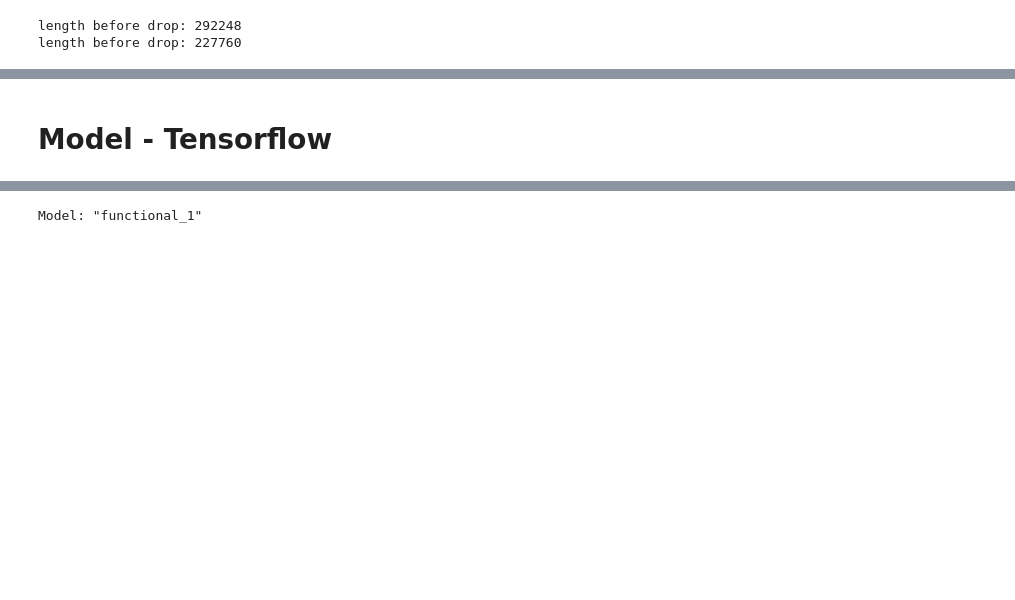
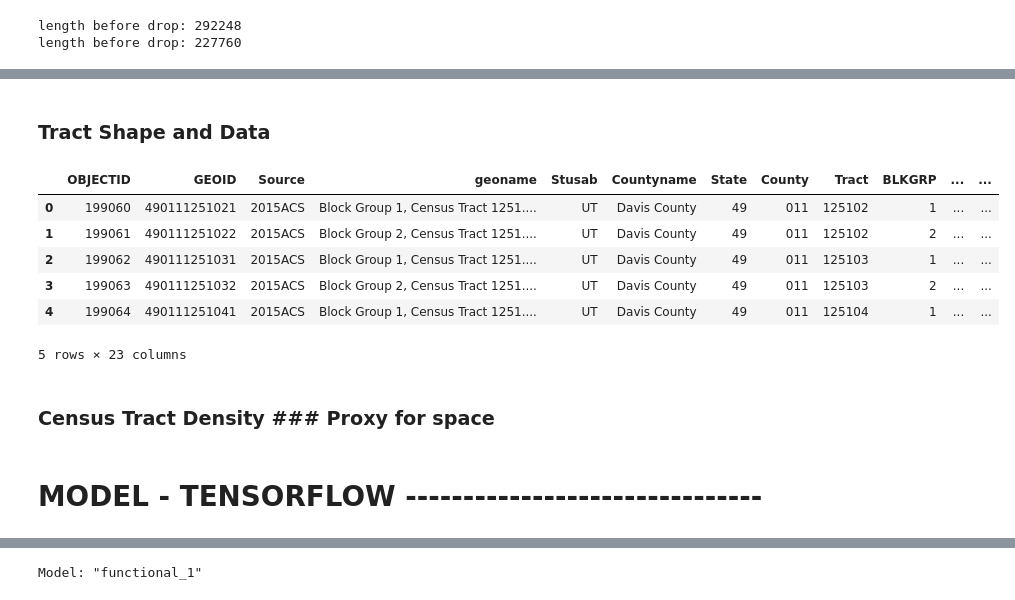
Before and after one commit to jaredfeldman/AI4AQ, a Jupyter notebook: flask_app/jupyter/sensor_ai_generator.ipynb, the cells around one changed output, grey strips where cells are left out. Cells and saved outputs as stored; diff of their text form; code cells hidden in the pictures; blank space fills up the shorter version.

```diff
--- a/flask_app/jupyter/sensor_ai_generator.ipynb
+++ b/flask_app/jupyter/sensor_ai_generator.ipynb
@@ -234,5 +276,20 @@ df_sensors['date'] = pd.to_datetime(df['date'], format='%m/%d/%y')
+# %% [markdown]
+### Tract Shape and Data
+# %%
+geojson_gdf = gpd.read_file('../static/data/converted_geojson_data.geojson')
+geojson_gdf.head()
+# %% [output]
+|  | OBJECTID | GEOID | Source | geoname | Stusab | Countyname | State | County | Tract | BLKGRP | ... | ... |
+| 0 | 199060 | 490111251021 | 2015ACS | Block Group 1, Census Tract 1251.... | UT | Davis County | 49 | 011 | 125102 | 1 | ... | ... |
+| 1 | 199061 | 490111251022 | 2015ACS | Block Group 2, Census Tract 1251.... | UT | Davis County | 49 | 011 | 125102 | 2 | ... | ... |
+| 2 | 199062 | 490111251031 | 2015ACS | Block Group 1, Census Tract 1251.... | UT | Davis County | 49 | 011 | 125103 | 1 | ... | ... |
+| 3 | 199063 | 490111251032 | 2015ACS | Block Group 2, Census Tract 1251.... | UT | Davis County | 49 | 011 | 125103 | 2 | ... | ... |
+| 4 | 199064 | 490111251041 | 2015ACS | Block Group 1, Census Tract 1251.... | UT | Davis County | 49 | 011 | 125104 | 1 | ... | ... |
+5 rows × 23 columns
+# %% [markdown]
+### Census Tract Density ### Proxy for space
 # %% [markdown]
-# Model - Tensorflow
+# MODEL - TENSORFLOW -------------------------------
 # %%
 import tensorflow as tf
 from tensorflow import keras
```
Also changed, not shown: parts of 30 cells of this notebook, 3 other files.
